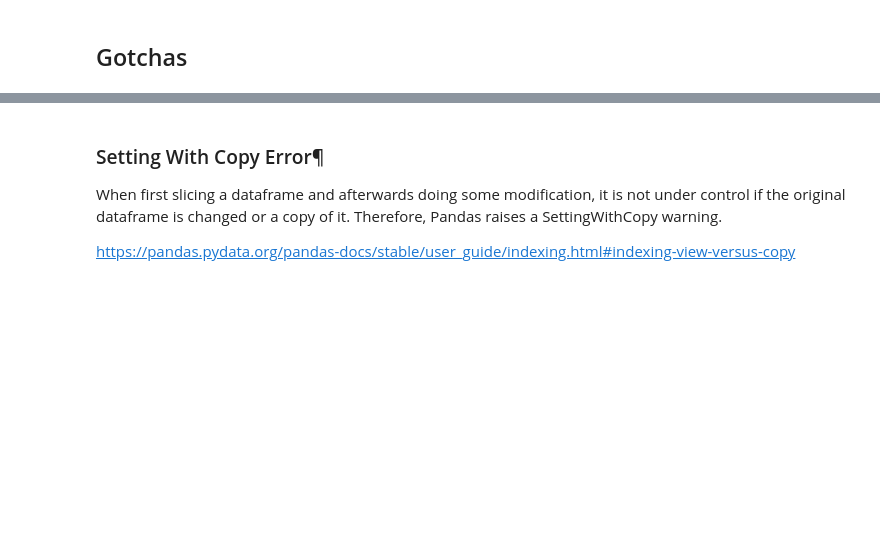
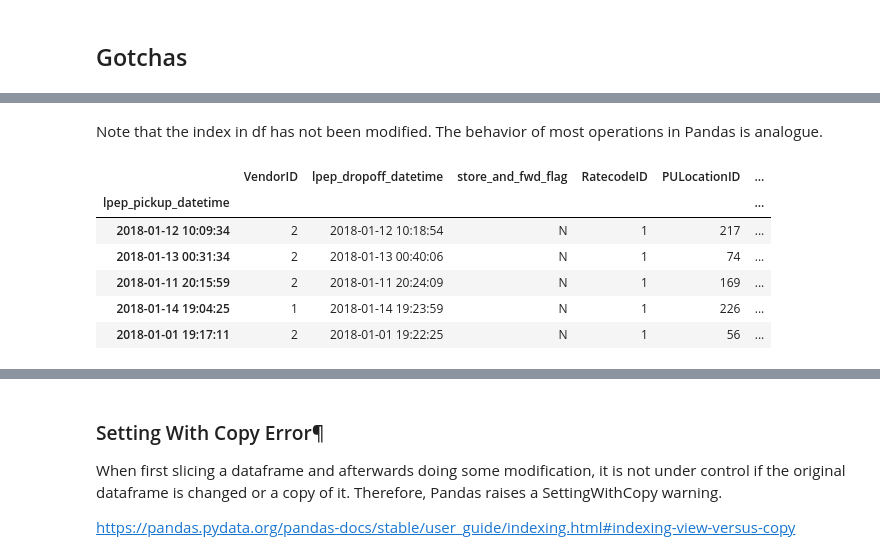
Before and after one commit to lungben/python_tutorial, a Jupyter notebook: notebooks/pandas.ipynb, the cells around one changed output, grey strips where cells are left out. Drawn from its saved outputs; the diff is of its cells as text; code cells hidden in the pictures; blank space fills up the shorter version.

Commit message:
Pandas finished (for now)

```diff
--- a/notebooks/pandas.ipynb
+++ b/notebooks/pandas.ipynb
@@ -803,0 +884,15 @@ pd.DataFrame(df_stacked).reset_index().pivot(index='level_0',
+# %% [markdown]
+Note that the index in df has not been modified.
+The behavior of most operations in Pandas is analogue.
+# %%
+df = df_sample.copy()
+df.set_index('lpep_pickup_datetime', inplace=True)
+df.head()
+# %% [output]
+|  | VendorID | lpep_dropoff_datetime | store_and_fwd_flag | RatecodeID | PULocationID | ... |
+| lpep_pickup_datetime |  |  |  |  |  | ... |
+| 2018-01-12 10:09:34 | 2 | 2018-01-12 10:18:54 | N | 1 | 217 | ... |
+| 2018-01-13 00:31:34 | 2 | 2018-01-13 00:40:06 | N | 1 | 74 | ... |
+| 2018-01-11 20:15:59 | 2 | 2018-01-11 20:24:09 | N | 1 | 169 | ... |
+| 2018-01-14 19:04:25 | 1 | 2018-01-14 19:23:59 | N | 1 | 226 | ... |
+| 2018-01-01 19:17:11 | 2 | 2018-01-01 19:22:25 | N | 1 | 56 | ... |
```
Also changed, not shown: parts of 17 cells of this notebook.
